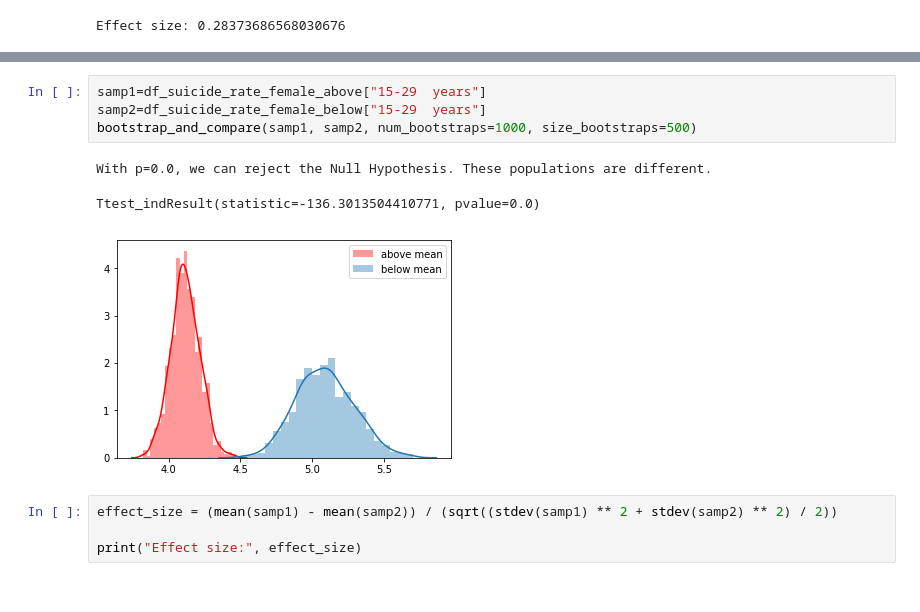
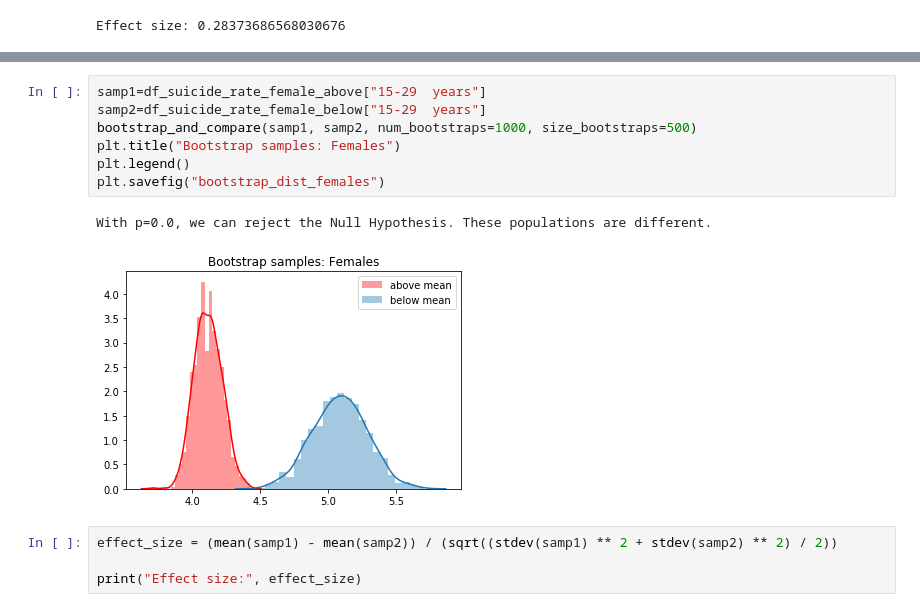
Before and after one commit to Dr-Salcedo/world_health_organization_mental_health_resource_study, a Jupyter notebook: notebooks/New Copy.ipynb, the cells around one changed output, grey strips where cells are left out. Saved outputs shown, nothing was run; the diff lists cells and outputs as text.

```diff
--- a/notebooks/New Copy.ipynb
+++ b/notebooks/New Copy.ipynb
@@ -282,11 +285,13 @@ plt.legend()
 # %%
 samp1=df_suicide_rate_female_above["15-29  years"]
 samp2=df_suicide_rate_female_below["15-29  years"]
 bootstrap_and_compare(samp1, samp2, num_bootstraps=1000, size_bootstraps=500)
+plt.title("Bootstrap samples: Females")
+plt.legend()
+plt.savefig("bootstrap_dist_females")
 # %% [output]
 With p=0.0, we can reject the Null Hypothesis. These populations are different.
-Ttest_indResult(statistic=-136.3013504410771, pvalue=0.0)
-[figure, old version]
+[figure, new version]
 # %%
 effect_size = (mean(samp1) - mean(samp2)) / (sqrt((stdev(samp1) ** 2 + stdev(samp2) ** 2) / 2))
 
```
Also changed, not shown: parts of 27 cells of this notebook, 6 other files.
